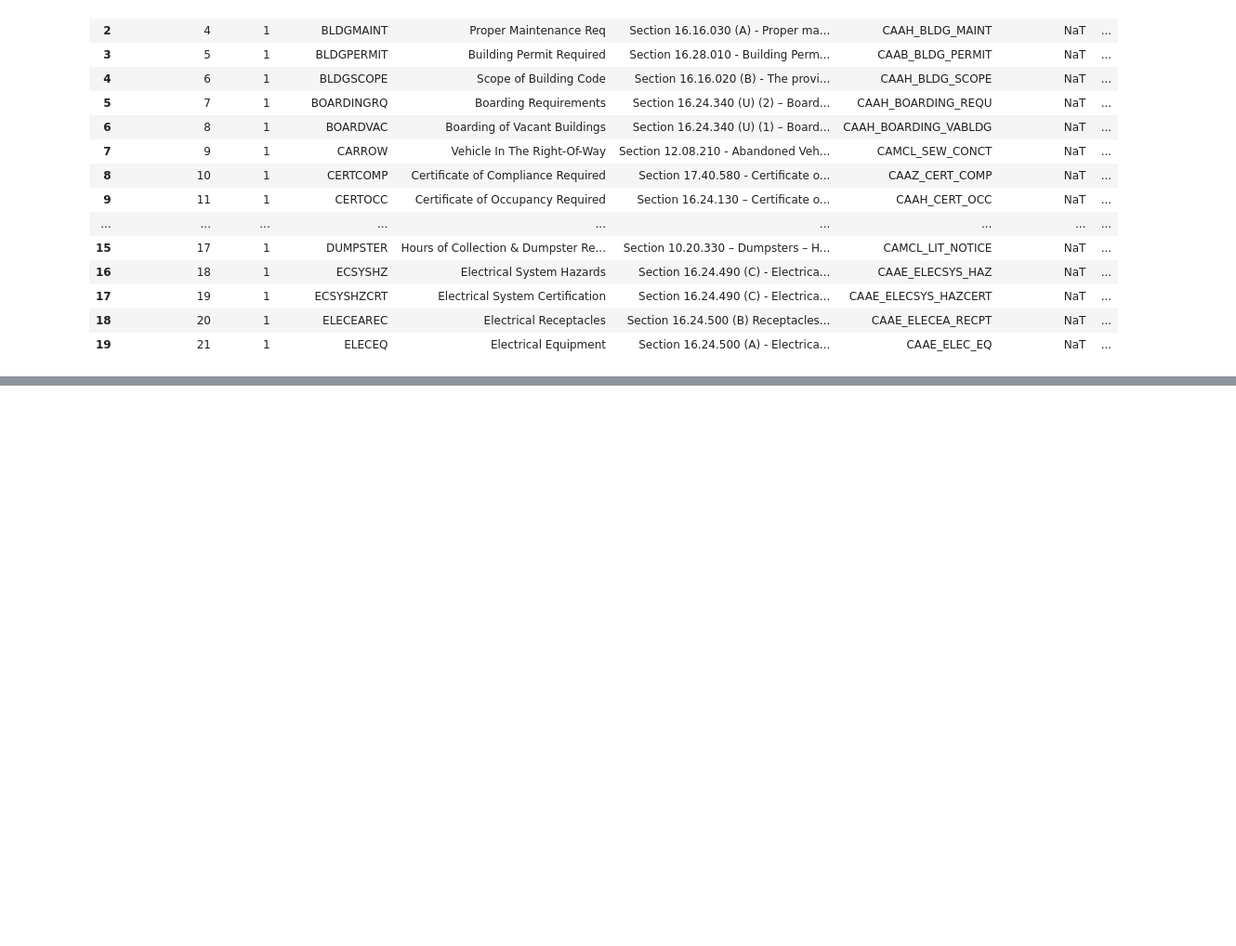
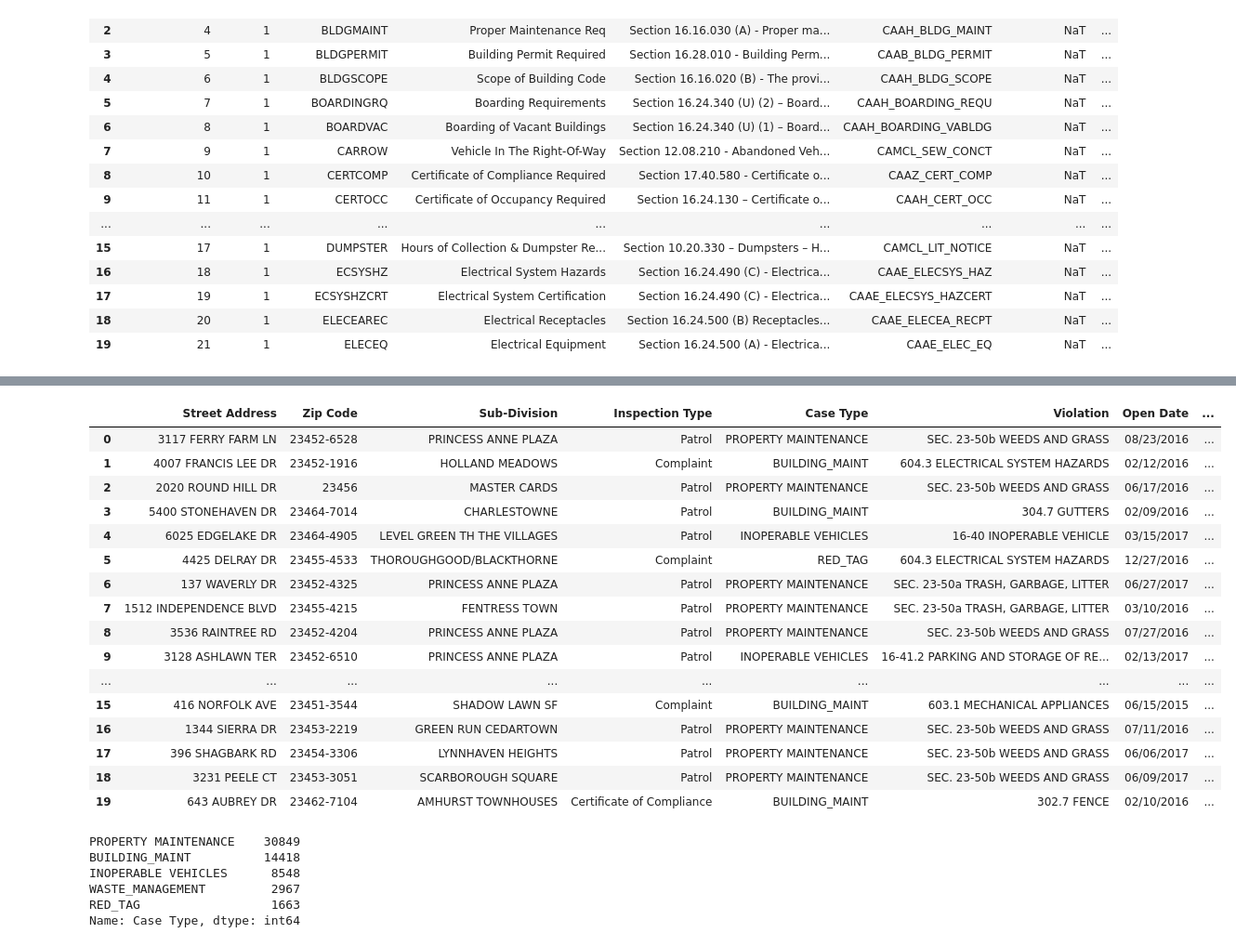
Before and after one commit to shrutijalewar/data-question-2-xtreme-united, a Jupyter notebook: DataQuestion2.ipynb, the cells around one changed output, grey strips where cells are left out. Shown at 93% size. Saved outputs shown, nothing was run; the diff lists cells and outputs as text; code cells hidden in the pictures; blank space fills up the shorter version.

```diff
--- a/DataQuestion2.ipynb
+++ b/DataQuestion2.ipynb
@@ -158,0 +422,35 @@ Length: 2431, dtype: float64
+# %%
+##Virginia Beach Data Set
+
+vb_data = pd.read_csv('/Users/Justin/Documents/Violation_data/VB_Violations.csv')
+
+vb_data.head(20)
+# %% [output]
+|  | Street Address | Zip Code | Sub-Division | Inspection Type | Case Type | Violation | Open Date | ... |
+| 0 | 3117 FERRY FARM LN | 23452-6528 | PRINCESS ANNE PLAZA | Patrol | PROPERTY MAINTENANCE | SEC. 23-50b WEEDS AND GRASS | 08/23/2016 | ... |
+| 1 | 4007 FRANCIS LEE DR | 23452-1916 | HOLLAND MEADOWS | Complaint | BUILDING_MAINT | 604.3 ELECTRICAL SYSTEM HAZARDS | 02/12/2016 | ... |
+| 2 | 2020 ROUND HILL DR | 23456 | MASTER CARDS | Patrol | PROPERTY MAINTENANCE | SEC. 23-50b WEEDS AND GRASS | 06/17/2016 | ... |
+| 3 | 5400 STONEHAVEN DR | 23464-7014 | CHARLESTOWNE | Patrol | BUILDING_MAINT | 304.7 GUTTERS | 02/09/2016 | ... |
+| 4 | 6025 EDGELAKE DR | 23464-4905 | LEVEL GREEN TH THE VILLAGES | Patrol | INOPERABLE VEHICLES | 16-40 INOPERABLE VEHICLE | 03/15/2017 | ... |
+| 5 | 4425 DELRAY DR | 23455-4533 | THOROUGHGOOD/BLACKTHORNE | Complaint | RED_TAG | 604.3 ELECTRICAL SYSTEM HAZARDS | 12/27/2016 | ... |
+| 6 | 137 WAVERLY DR | 23452-4325 | PRINCESS ANNE PLAZA | Patrol | PROPERTY MAINTENANCE | SEC. 23-50a TRASH, GARBAGE, LITTER | 06/27/2017 | ... |
+| 7 | 1512 INDEPENDENCE BLVD | 23455-4215 | FENTRESS TOWN | Patrol | PROPERTY MAINTENANCE | SEC. 23-50a TRASH, GARBAGE, LITTER | 03/10/2016 | ... |
+| 8 | 3536 RAINTREE RD | 23452-4204 | PRINCESS ANNE PLAZA | Patrol | PROPERTY MAINTENANCE | SEC. 23-50b WEEDS AND GRASS | 07/27/2016 | ... |
+| 9 | 3128 ASHLAWN TER | 23452-6510 | PRINCESS ANNE PLAZA | Patrol | INOPERABLE VEHICLES | 16-41.2 PARKING AND STORAGE OF RE... | 02/13/2017 | ... |
+| ... | ... | ... | ... | ... | ... | ... | ... | ... |
+| 15 | 416 NORFOLK AVE | 23451-3544 | SHADOW LAWN SF | Complaint | BUILDING_MAINT | 603.1 MECHANICAL APPLIANCES | 06/15/2015 | ... |
+| 16 | 1344 SIERRA DR | 23453-2219 | GREEN RUN CEDARTOWN | Patrol | PROPERTY MAINTENANCE | SEC. 23-50b WEEDS AND GRASS | 07/11/2016 | ... |
+| 17 | 396 SHAGBARK RD | 23454-3306 | LYNNHAVEN HEIGHTS | Patrol | PROPERTY MAINTENANCE | SEC. 23-50b WEEDS AND GRASS | 06/06/2017 | ... |
+| 18 | 3231 PEELE CT | 23453-3051 | SCARBOROUGH SQUARE | Patrol | PROPERTY MAINTENANCE | SEC. 23-50b WEEDS AND GRASS | 06/09/2017 | ... |
+| 19 | 643 AUBREY DR | 23462-7104 | AMHURST TOWNHOUSES | Certificate of Compliance | BUILDING_MAINT | 302.7 FENCE | 02/10/2016 | ... |
+# %%
+vb_vi_count = vb_data['Case Type'].value_counts()
+
+vb_vi_count.head(100)
+# %% [output]
+PROPERTY MAINTENANCE    30849
+BUILDING_MAINT          14418
+INOPERABLE VEHICLES      8548
+WASTE_MANAGEMENT         2967
+RED_TAG                  1663
+Name: Case Type, dtype: int64
```
Also changed, not shown: parts of 20 cells of this notebook.
